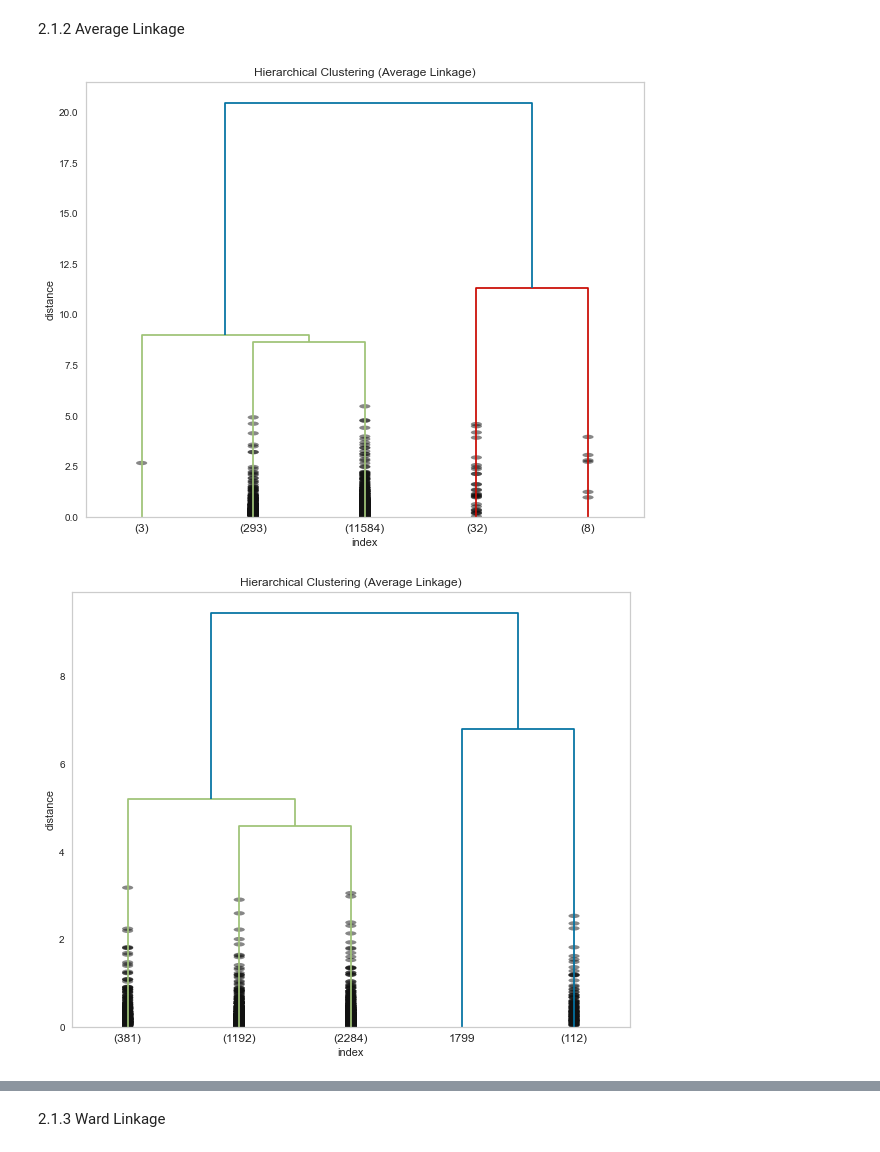
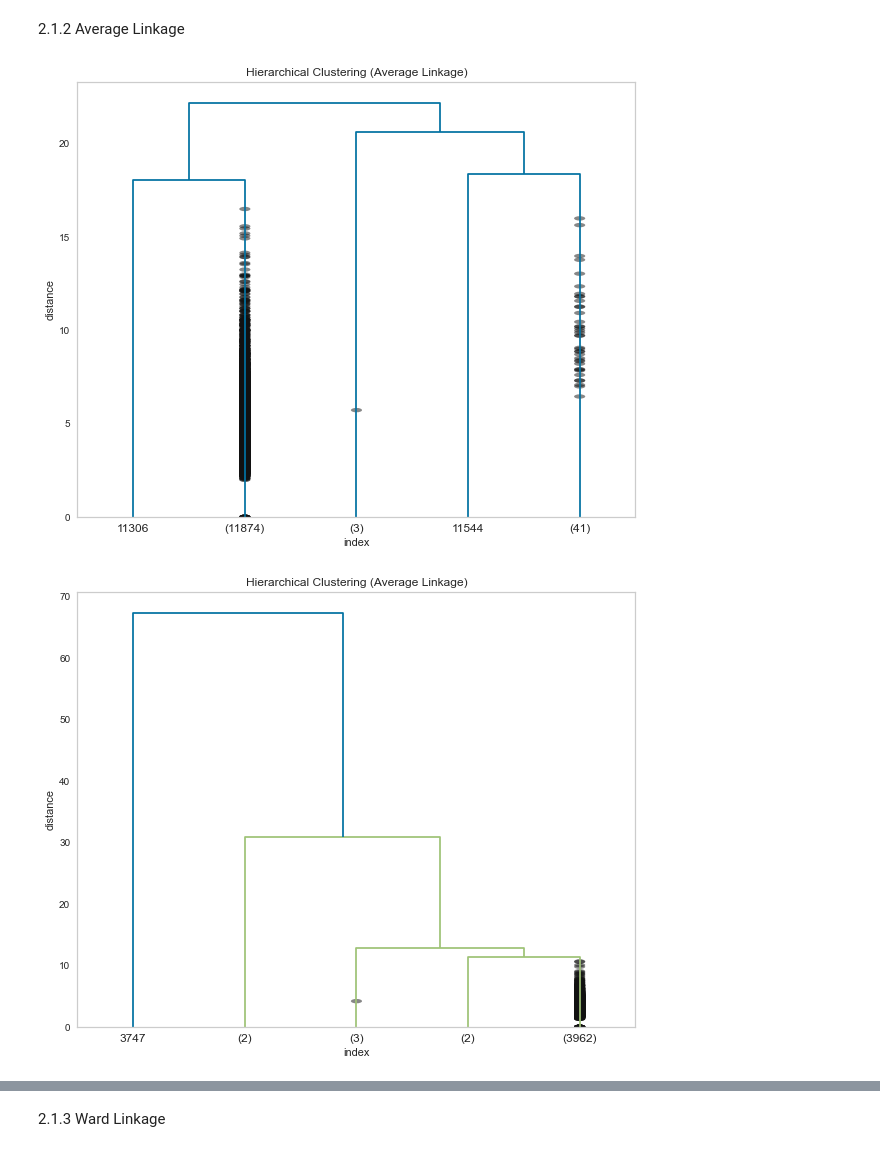
Before and after one commit to colton-lapp/DemographicChange, a Jupyter notebook: Q3_Clustering-FINAL.ipynb, the cells around one changed output, grey strips where cells are left out. Cells and saved outputs as stored; diff of their text form; code cells hidden in the pictures.

Commit message:
feat (Q3): finalized models

```diff
--- a/Q3_Clustering-FINAL.ipynb
+++ b/Q3_Clustering-FINAL.ipynb
@@ -314,14 +228,17 @@ for i in [pca_small_res, pca_medium_res, pca_big_res]:
 2.1 Small Cities
 # %%
 # Create a KMeans object with the number of clusters based on the elbow plot
-kmeans_small = KMeans(n_clusters=3)
+kmeans_small = KMeans(n_clusters=4, random_state=seed)
 
 # Fit the KMeans model to the data
-kmeans_small.fit(pca_small_res)
+kmeans_small.fit(X_small)
 
 # Get the clusters for each city
 labels_small = kmeans_small.labels_
 
-# X_small_clsuters = pca_small_res.copy()
-# X_small_clsuters['clusters'] = labels_small
-# X_small_clsuters.head(5)
+# Get the silhouette score for the kmeans model
+ss_small = silhouette_score(X_small, labels_small)
+
+X_small_clusters = X_small.copy()
+X_small_clusters['clusters'] = labels_small
+X_small_clusters.head(5)
@@ -342,14 +280,17 @@ plt.show()
 2.2 Medium Cities
 # %%
 # Create a KMeans object with the number of clusters based on the elbow plot
-kmeans_medium = KMeans(n_clusters=3)
+kmeans_medium = KMeans(n_clusters=3, random_state=seed)
 
 # Fit the KMeans model to the data
-kmeans_medium.fit(pca_medium_res)
+kmeans_medium.fit(X_medium)
 
 # Get the clusters for each city
 labels_medium = kmeans_medium.labels_
 
-# X_medium_clsuters = X_medium.copy()
-# X_medium_clsuters['clusters'] = labels_medium
-# X_medium_clsuters.head(5)
+# Get the silhouette score for the kmeans model
+ss_medium = silhouette_score(X_medium, labels_medium)
+
+X_medium_clusters = X_medium.copy()
+X_medium_clusters['clusters'] = labels_medium
+X_medium_clusters.head(5)
@@ -370,14 +329,17 @@ plt.show()
 2.3 Big Cities
 # %%
 # Create a KMeans object with the number of clusters based on the elbow plot
-kmeans_big = KMeans(n_clusters=3)
+kmeans_big = KMeans(n_clusters=3, random_state=seed)
 
 # Fit the KMeans model to the data
-kmeans_big.fit(pca_big_res)
+kmeans_big.fit(X_big)
 
 # Get the clusters for each city
 labels_big = kmeans_big.labels_
 
-# X_big_clsuters = X_big.copy()
-# X_big_clsuters['clusters'] = labels_big
-# X_big_clsuters.head(5)
+# Get the silhouette score for the kmeans model
+ss_big = silhouette_score(X_big, labels_big)
+
+X_big_clusters = X_big.copy()
+X_big_clusters['clusters'] = labels_big
+X_big_clusters.head(5)
@@ -402,13 +404,13 @@ Plot different linkage methods
 2.1.1 Complete Linkage
 # %%
 # Plot dendrogram
-for i in [pca_small_res, pca_medium_res, pca_big_res]:
+for i in [X_small, X_medium, X_big]:
         compl=linkage(i,"complete")
         plt.figure(figsize=(10,8))
         plt.grid(visible=None)
         plt.title("Hierarchical Clustering (Complete Linkage)")
         plt.xlabel("index")
         plt.ylabel("distance")
-        dendrogram(compl, truncate_mode="lastp",p=5,show_contracted=True);
+        dendrogram(compl, truncate_mode="lastp",p=5,show_contracted=True)
         plt.show()
 # %% [output]
@@ -419,15 +421,15 @@ for i in [pca_small_res, pca_medium_res, pca_big_res]:
 2.1.2 Average Linkage
 # %%
 # Plot dendrogram
-for i in [pca_small_res, pca_medium_res, pca_big_res]:
+for i in [X_small, X_medium, X_big]:
         compl=linkage(i,"average")
         plt.figure(figsize=(10,8))
         plt.grid(visible=None)
         plt.title("Hierarchical Clustering (Average Linkage)")
         plt.xlabel("index")
         plt.ylabel("distance")
         dendrogram(compl, truncate_mode="lastp",p=5,show_contracted=True);
         plt.show()
 # %% [output]
-[figure, old version]
+[figure, new version]
-[figure, old version]
+[figure, new version]
```
Also changed, not shown: parts of 104 cells of this notebook.
